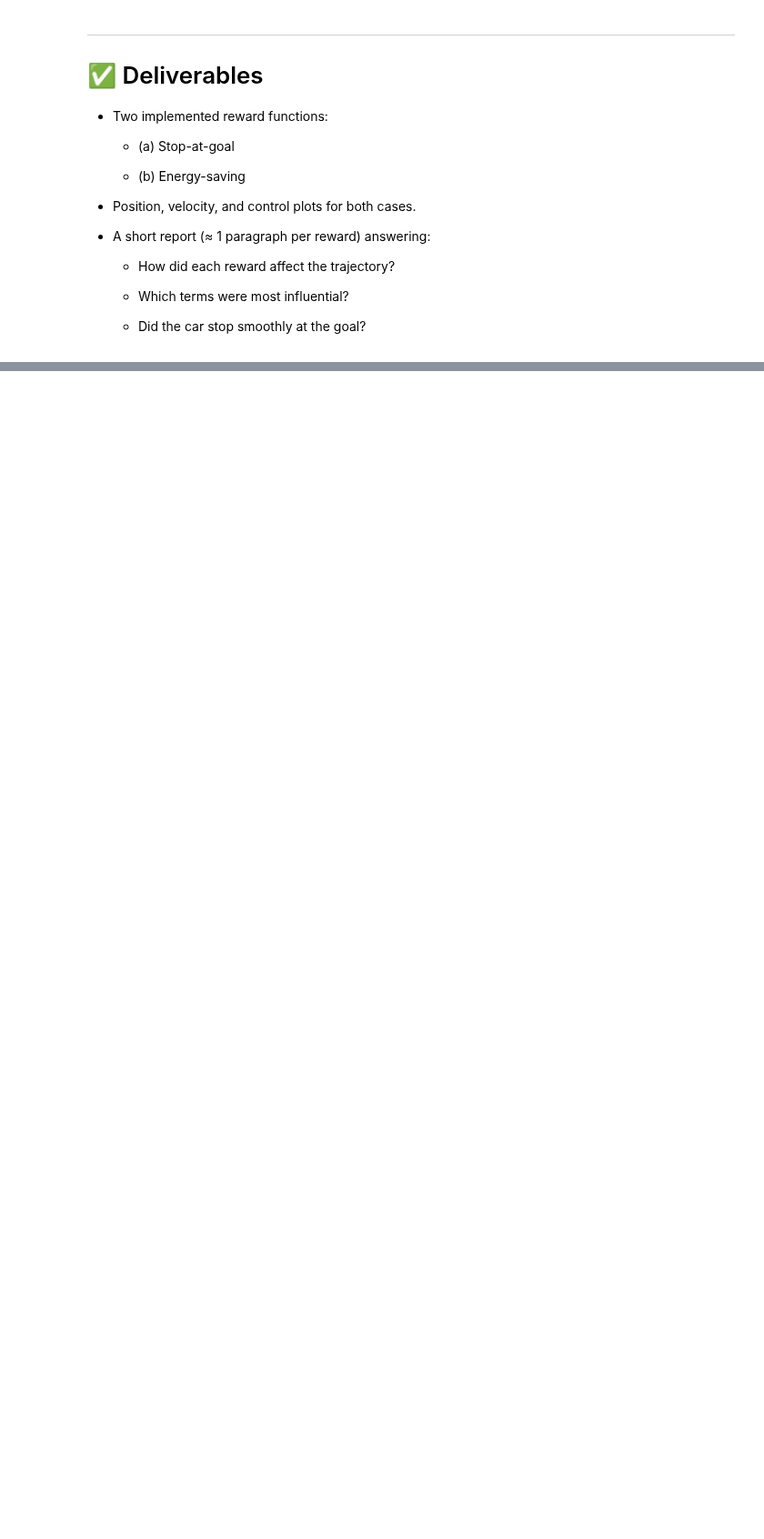
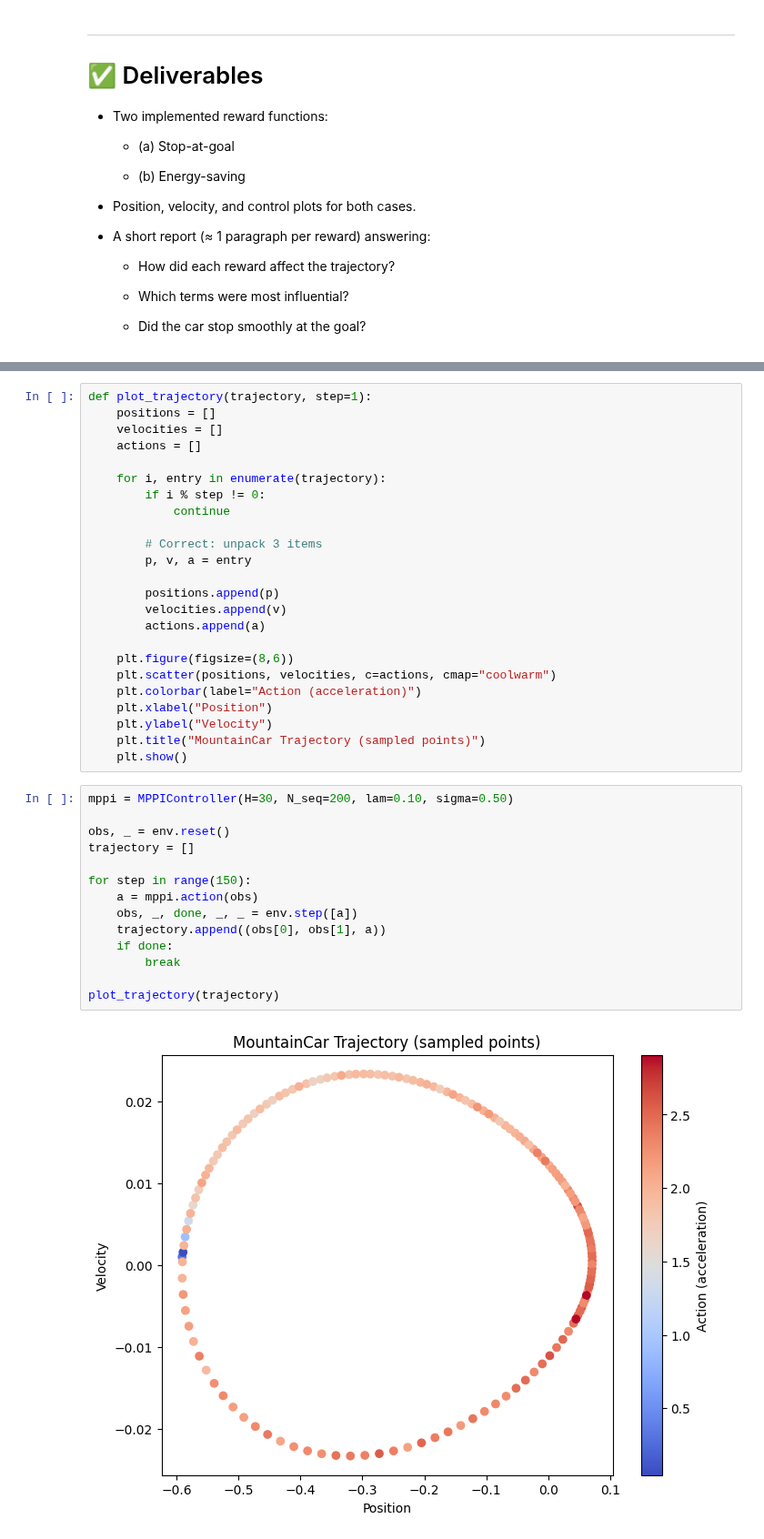
Before and after one commit to ddcreating/RL_code, a Jupyter notebook: lab9_mountain_optimal.ipynb, the cells around one changed output, grey strips where cells are left out. Shown at 91% size. Cells and saved outputs as stored; diff of their text form; blank space fills up the shorter version.

```diff
--- a/lab9_mountain_optimal.ipynb
+++ b/lab9_mountain_optimal.ipynb
@@ -745,0 +863,40 @@ Take into account that the weights help to scale the magnitude of the variables.
+# %%
+def plot_trajectory(trajectory, step=1):
+    positions = []
+    velocities = []
+    actions = []
+
+    for i, entry in enumerate(trajectory):
+        if i % step != 0:
+            continue
+
+        # Correct: unpack 3 items
+        p, v, a = entry
+
+        positions.append(p)
+        velocities.append(v)
+        actions.append(a)
+
+    plt.figure(figsize=(8,6))
+    plt.scatter(positions, velocities, c=actions, cmap="coolwarm")
+    plt.colorbar(label="Action (acceleration)")
+    plt.xlabel("Position")
+    plt.ylabel("Velocity")
+    plt.title("MountainCar Trajectory (sampled points)")
+    plt.show()
+# %%
+mppi = MPPIController(H=30, N_seq=200, lam=0.10, sigma=0.50)
+
+obs, _ = env.reset()
+trajectory = []
+
+for step in range(150):
+    a = mppi.action(obs)
+    obs, _, done, _, _ = env.step([a])
+    trajectory.append((obs[0], obs[1], a))
+    if done:
+        break
+
+plot_trajectory(trajectory)
+# %% [output]
+[figure, added]
```
Also changed, not shown: parts of 8 cells of this notebook.
